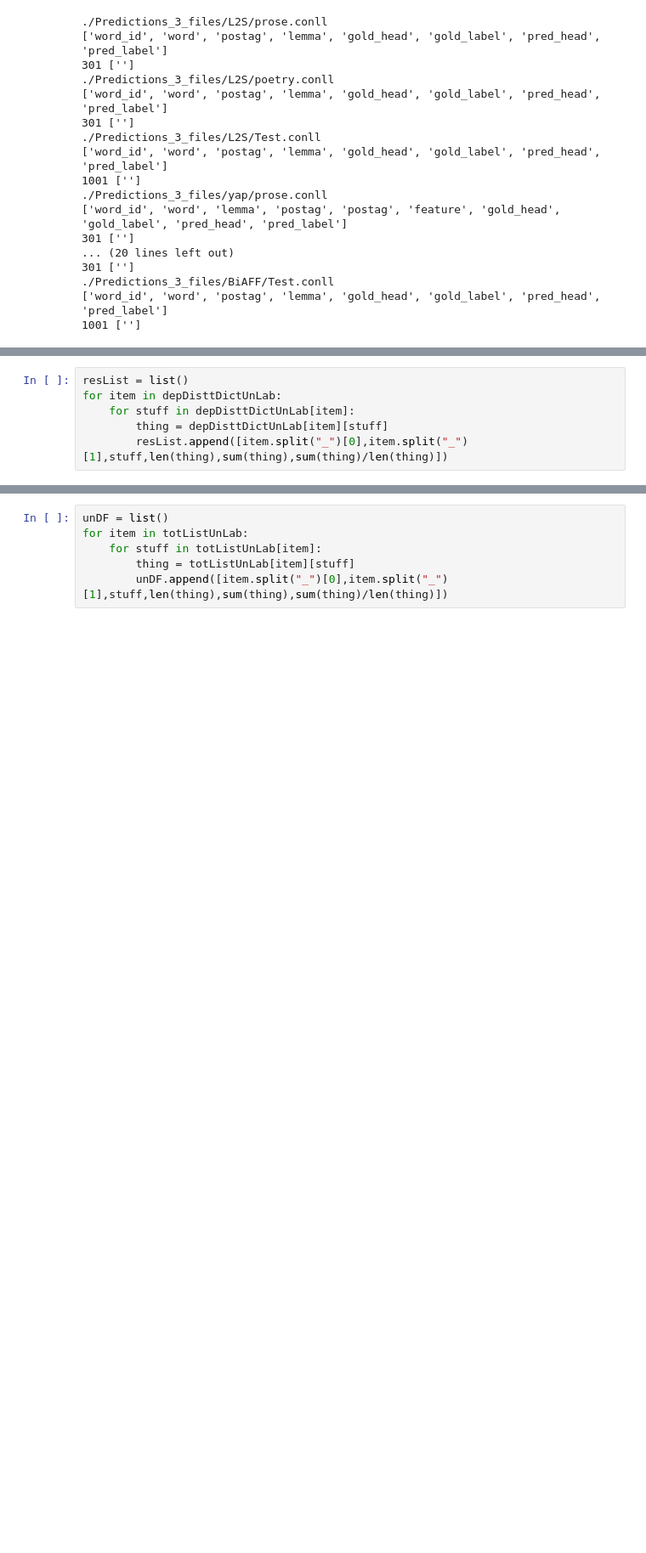
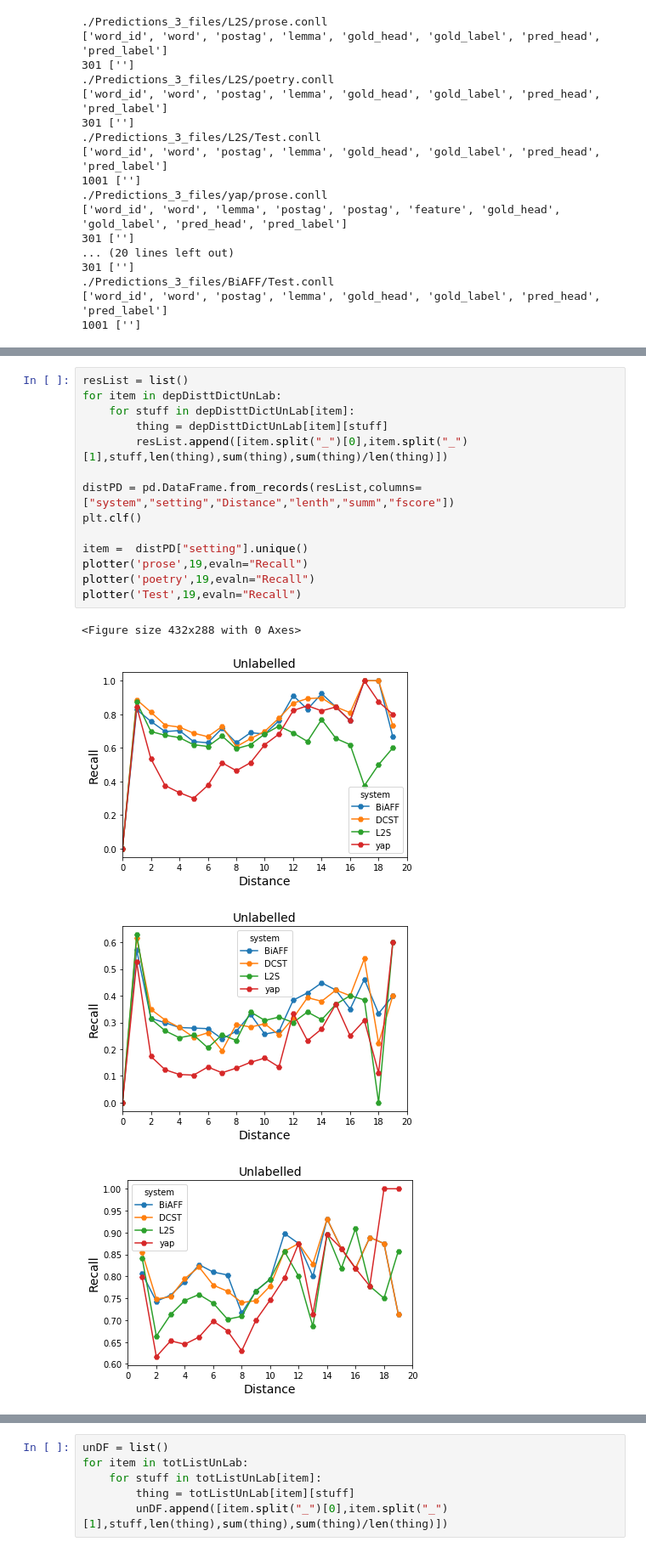
Before and after one commit to krishnamrith12/wscAnalysis, a Jupyter notebook: plots.ipynb, the cells around one changed output, grey strips where cells are left out. Shown at 85% size. Saved outputs shown, nothing was run; the diff lists cells and outputs as text; blank space fills up the shorter version.

```diff
--- a/plots.ipynb
+++ b/plots.ipynb
@@ -96,6 +186,19 @@ for item in overAllDict:
 # %%
 resList = list()
 for item in depDisttDictUnLab:
     for stuff in depDisttDictUnLab[item]:
         thing = depDisttDictUnLab[item][stuff]
         resList.append([item.split("_")[0],item.split("_")[1],stuff,len(thing),sum(thing),sum(thing)/len(thing)])
+
+distPD = pd.DataFrame.from_records(resList,columns=["system","setting","Distance","lenth","summ","fscore"])
+plt.clf()
+
+item =  distPD["setting"].unique()
+plotter('prose',19,evaln="Recall")
+plotter('poetry',19,evaln="Recall")
+plotter('Test',19,evaln="Recall")
+# %% [output]
+<Figure size 432x288 with 0 Axes>
+[figure, added]
+[figure, added]
+[figure, added]
```
Also changed, not shown: parts of 19 cells of this notebook, 14 other files.
